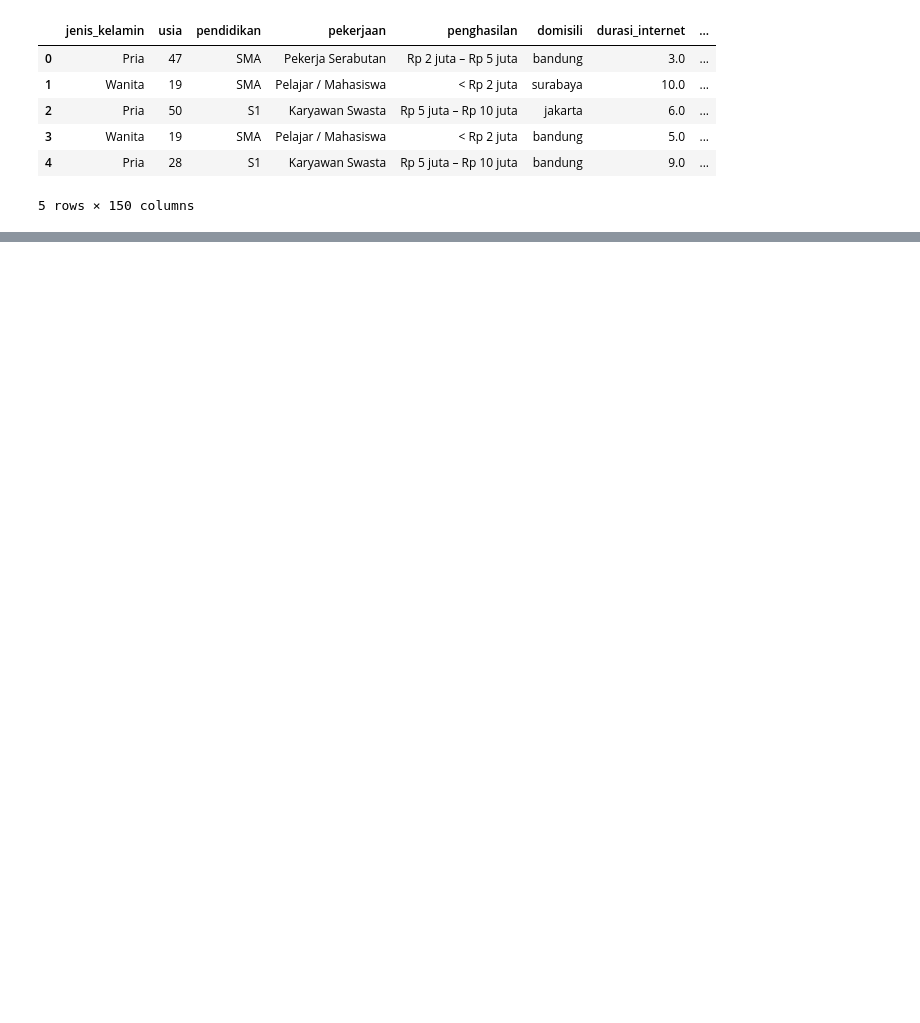
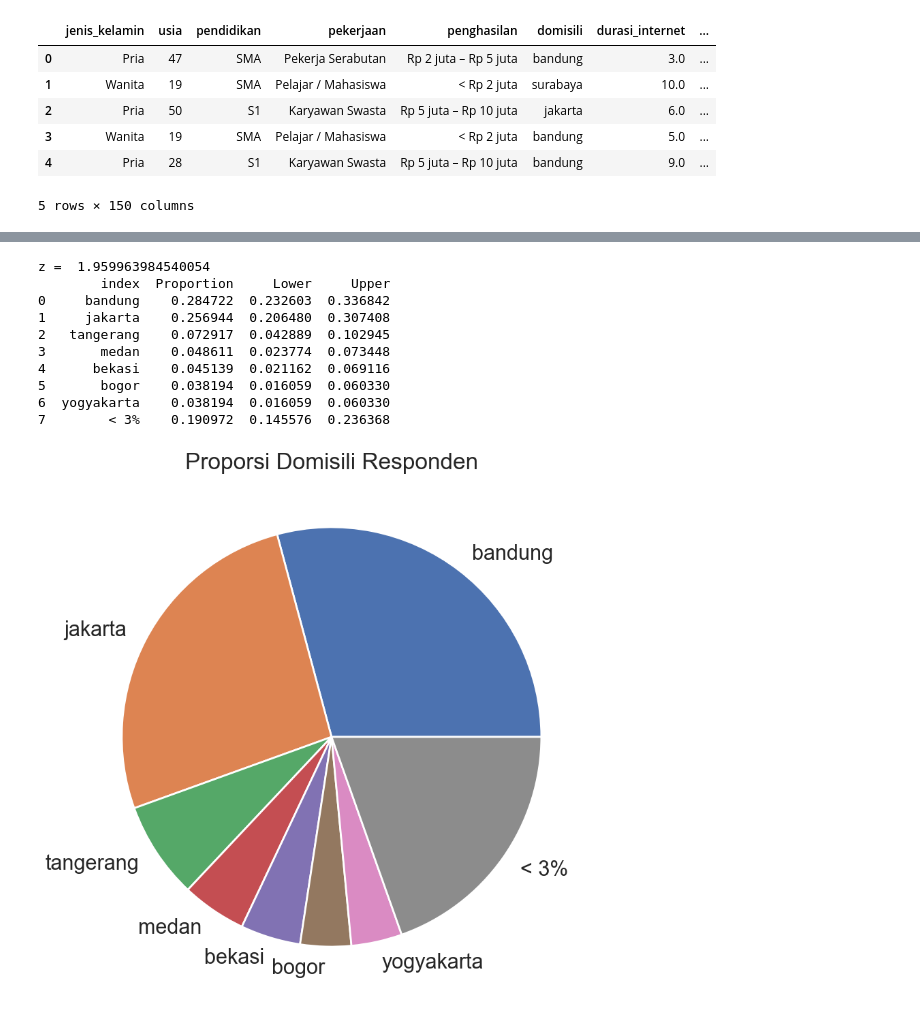
Before and after one commit to goldwinsonick/tubes-probstat-2023, a Jupyter notebook: scripts/02_Data Analysis.ipynb, the cells around one changed output, grey strips where cells are left out. Drawn from its saved outputs; the diff is of its cells as text; code cells hidden in the pictures; blank space fills up the shorter version.

```diff
--- a/scripts/02_Data Analysis.ipynb
+++ b/scripts/02_Data Analysis.ipynb
@@ -111,0 +193,24 @@ NameError: name 'chi_halfalpha' is not defined
+# %%
+
+# def countToSeries(df, column, normalize=True, threshold=0, otherLabel="lain"):
+domisili_series = countToSeries(df, "domisili", threshold=3, otherLabel="< 3%")
+plt.pie(domisili_series.values, labels=domisili_series.index)
+plt.title("Proporsi Domisili Responden")
+
+plt.tick_params(rotation=90)
+
+z, df_ci = ci_p_series(domisili_series, df.shape[0])
+print("z = ", z)
+print(df_ci)
+# %% [output]
+z =  1.959963984540054
+        index  Proportion     Lower     Upper
+0     bandung    0.284722  0.232603  0.336842
+1     jakarta    0.256944  0.206480  0.307408
+2   tangerang    0.072917  0.042889  0.102945
+3       medan    0.048611  0.023774  0.073448
+4      bekasi    0.045139  0.021162  0.069116
+5       bogor    0.038194  0.016059  0.060330
+6  yogyakarta    0.038194  0.016059  0.060330
+7        < 3%    0.190972  0.145576  0.236368
+[figure, added]
```
Also changed, not shown: parts of 12 cells of this notebook, 25 other files.
